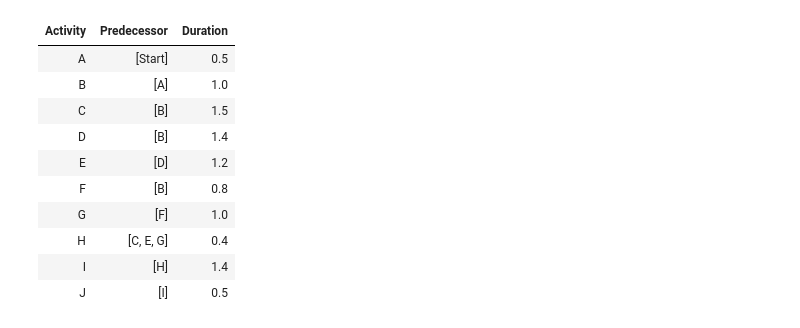
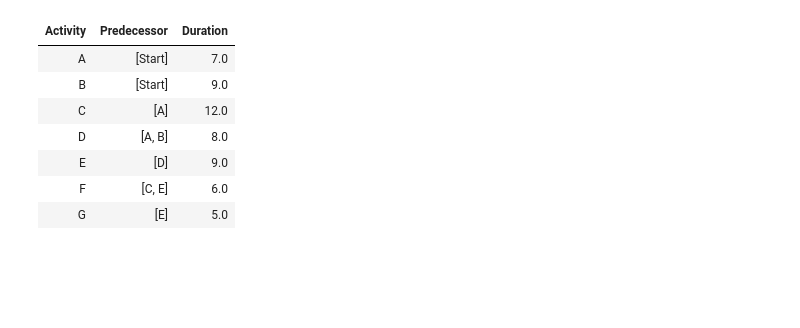
Before and after one commit to marjagravante/MIS616Project, a Jupyter notebook: PERT-CPM.ipynb, the cells around one changed output. Saved outputs shown, nothing was run; the diff lists cells and outputs as text; code cells hidden in the pictures; blank space fills up the shorter version.

Commit message:
update
Change Project Data Example

```diff
--- a/PERT-CPM.ipynb
+++ b/PERT-CPM.ipynb
@@ -12,21 +12,20 @@ file = "ProjectData.xls"
 read_data_file(file)
 # %%
 projects_data = get_project_data()
-proj_df = pd.DataFrame.from_dict(projects_data, columns=['Activity', 'Predecessor', 'Duration'], orient="index")
+proj_df = pd.DataFrame.from_dict(
+            projects_data,
+            columns=['Activity', 'Predecessor', 'Duration'], orient="index")
 # Show projects data in excel
 display(HTML(proj_df.to_html(index=False)))
 # %% [output]
 | Activity | Predecessor | Duration |
-| A | [Start] | 0.5 |
-| B | [A] | 1.0 |
-| C | [B] | 1.5 |
-| D | [B] | 1.4 |
-| E | [D] | 1.2 |
-| F | [B] | 0.8 |
-| G | [F] | 1.0 |
-| H | [C, E, G] | 0.4 |
-| I | [H] | 1.4 |
-| J | [I] | 0.5 |
+| A | [Start] | 7.0 |
+| B | [Start] | 9.0 |
+| C | [A] | 12.0 |
+| D | [A, B] | 8.0 |
+| E | [D] | 9.0 |
+| F | [C, E] | 6.0 |
+| G | [E] | 5.0 |
 # %%
 mydata = defaultdict(list)
 mydata['TASKS'] = {k: k for k in tasks.keys()}
```
Also changed, not shown: parts of 8 cells of this notebook, 4 other files.
